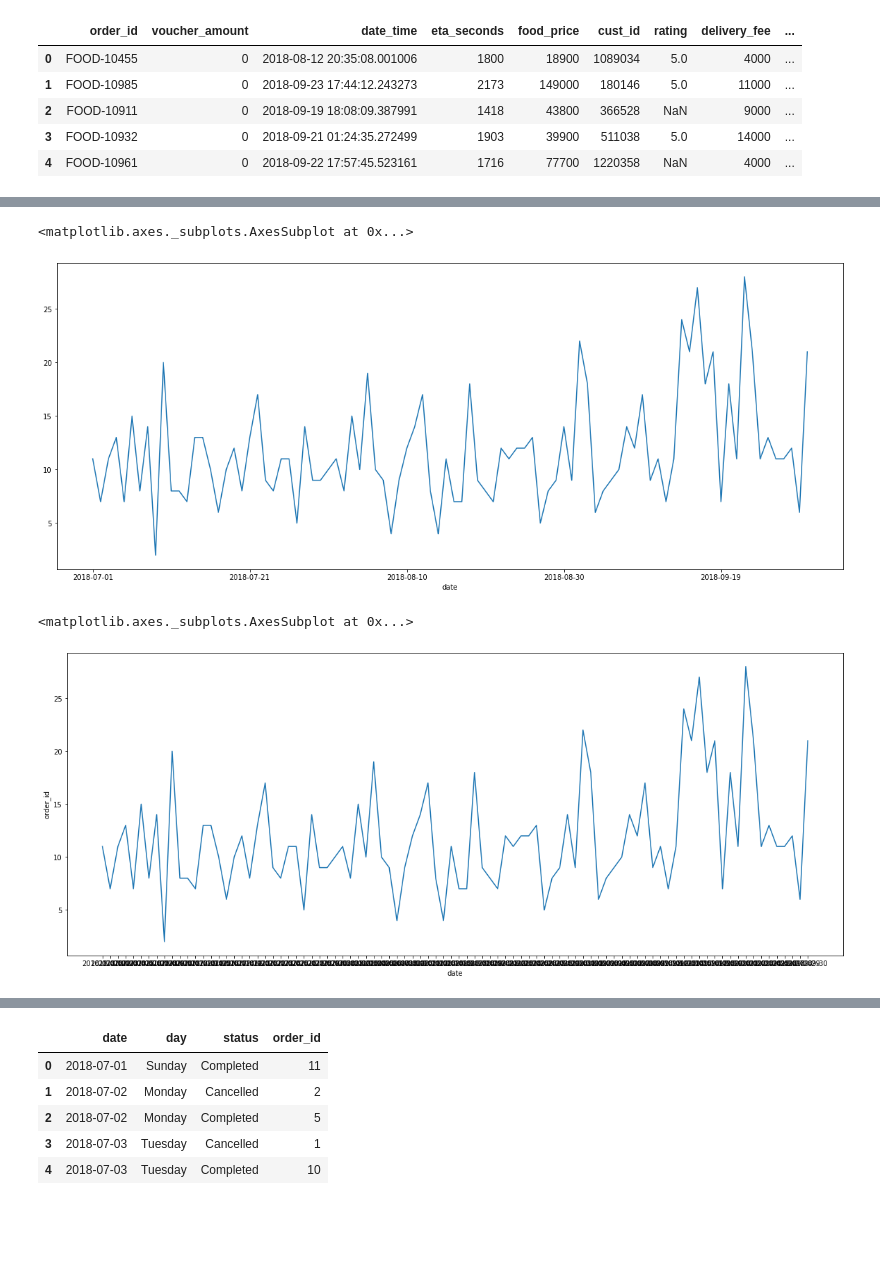
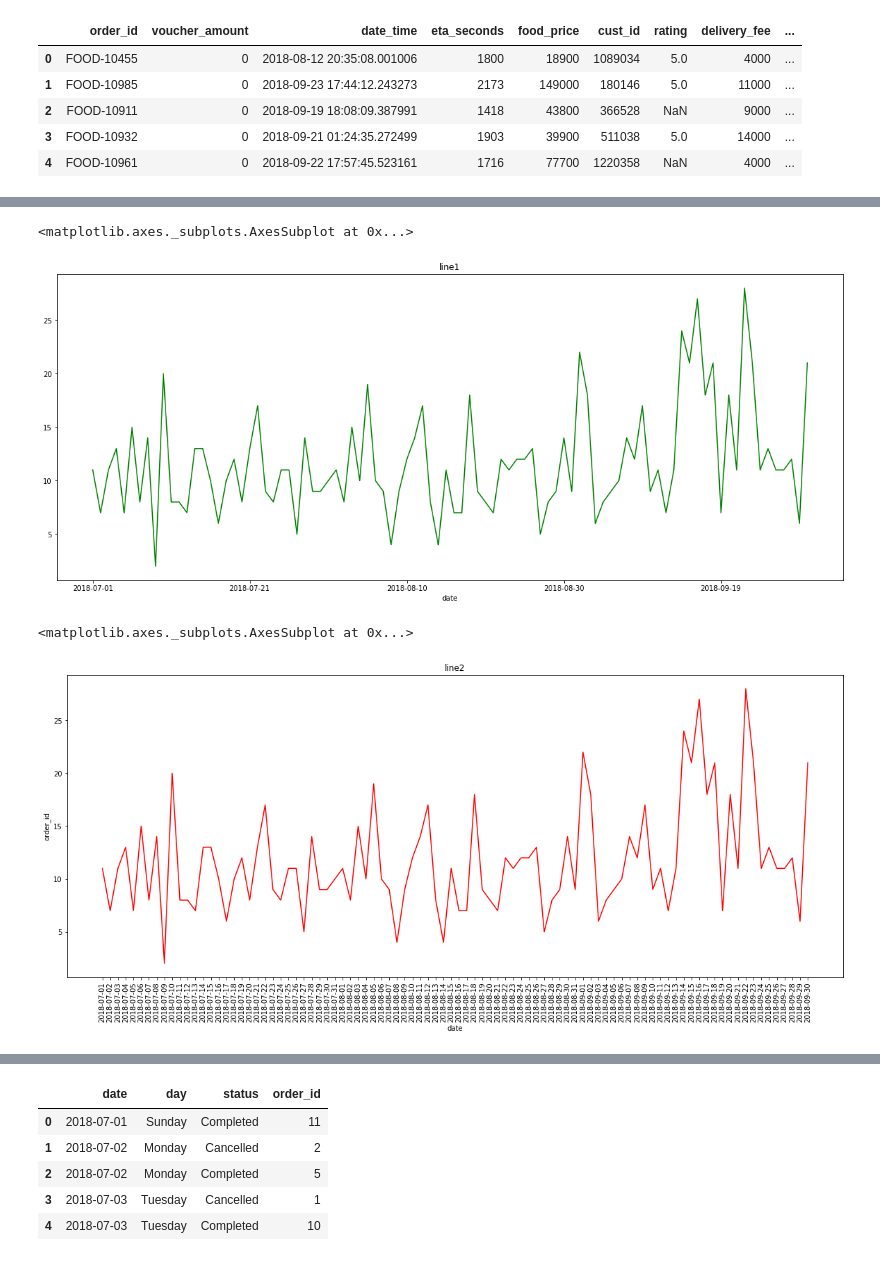
Before and after one commit to alamhanz/pandas_journey, a Jupyter notebook: notebooks/10_Visualization.ipynb, the cells around one changed output, grey strips where cells are left out. Saved outputs shown, nothing was run; the diff lists cells and outputs as text; code cells hidden in the pictures; blank space fills up the shorter version.

```diff
--- a/notebooks/10_Visualization.ipynb
+++ b/notebooks/10_Visualization.ipynb
@@ -84,13 +109,15 @@ trx_cnt = df_trx.groupby(['date']).order_id.size()
 # %%
 # type(trx_cnt)
-trx_cnt.plot(figsize = (20,8))
+trx_cnt.plot(figsize = (20,8),title = 'line1', color = 'g') ##
 # %% [output]
 <matplotlib.axes._subplots.AxesSubplot at 0x...>
-[figure, old version]
+[figure, new version]
 # %%
 plt.figure(figsize=(20,8))
-# plt.xticks(rotation=90)
-sns.lineplot(data = trx_cnt)
+plt.xticks(rotation=90)
+plt.title('line2')
+sns.lineplot(data = trx_cnt, color = 'r')
+# sns.lineplot(data = [1,2,3,4,5,1,2,3,4,5,1,2,3,5,5,5,5])
 # %% [output]
 <matplotlib.axes._subplots.AxesSubplot at 0x...>
-[figure, old version]
+[figure, new version]
```
Also changed, not shown: parts of 29 cells of this notebook, 17 other files.
